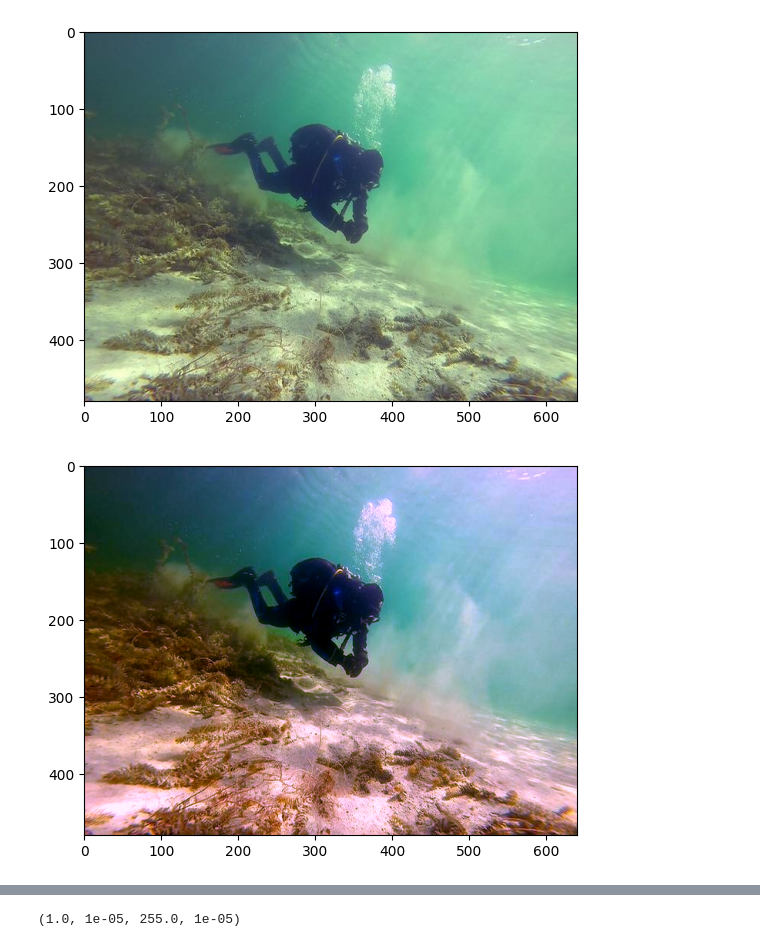
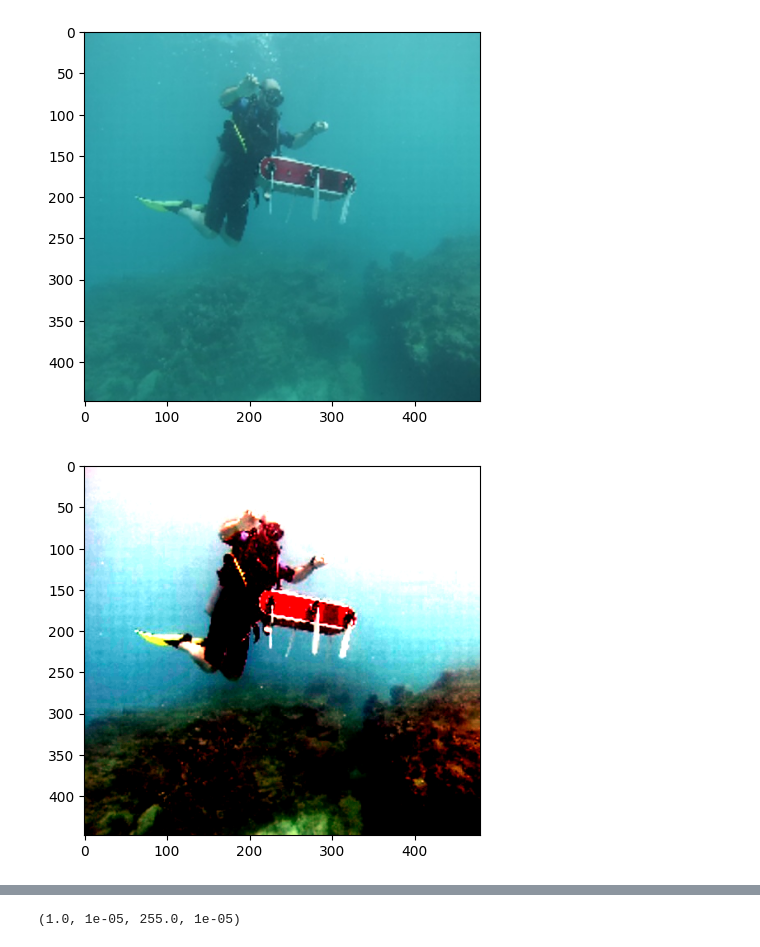
Before and after one commit to rahim-khan-iitg/underwater-image-enhancement, a Jupyter notebook: code/reference_6.ipynb, the cells around one changed output, grey strips where cells are left out. Cells and saved outputs as stored; diff of their text form; code cells hidden in the pictures.

```diff
--- a/code/reference_6.ipynb
+++ b/code/reference_6.ipynb
@@ -5,11 +5,11 @@ from matplotlib import pyplot as plt
 from scipy.signal import convolve2d
 from scipy.ndimage import gaussian_filter
 # %%
-img=io.imread("../images/d_r_58_.jpg")
+img=io.imread("../images/d_r_47_.jpg")
 plt.imshow(img)
 plt.show()
 # %% [output]
-[figure, old version]
+[figure, new version]
 # %%
 # filters
 laplacian_filter=np.array([[0,1,0],[1,-4,1],[0,1,0]])
@@ -111,11 +111,11 @@ def get_corrected_image(img:np.ndarray,mu:float)->np.ndarray:
     corrected_image=np.stack([R_corrected,G_corrected,B_corrected],axis=-1)
     return corrected_image
 # %%
-corrected_img=get_corrected_image(img,10)
+corrected_img=get_corrected_image(img,0.75)
 plt.imshow(corrected_img)
 plt.show()
 # %% [output]
-[figure, old version]
+[figure, new version]
 # %%
 hsv_img=color.rgb2hsv(corrected_img)
 # %%
```
Also changed, not shown: parts of 4 cells of this notebook, 1 other file.
